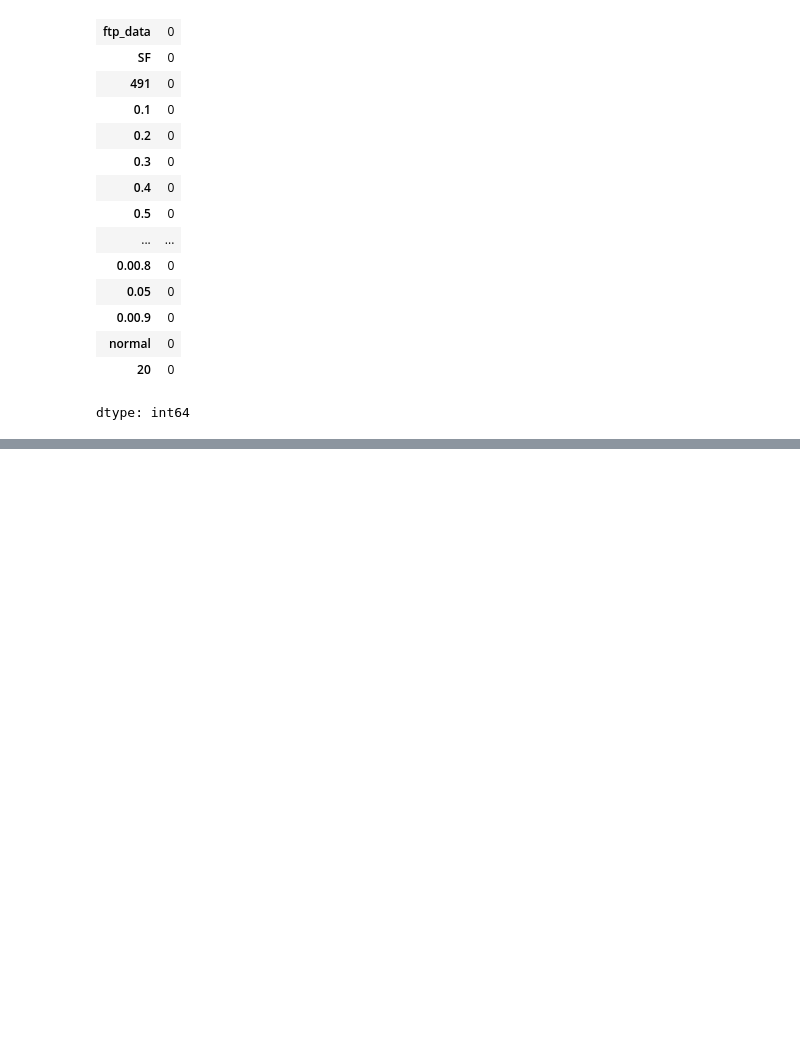
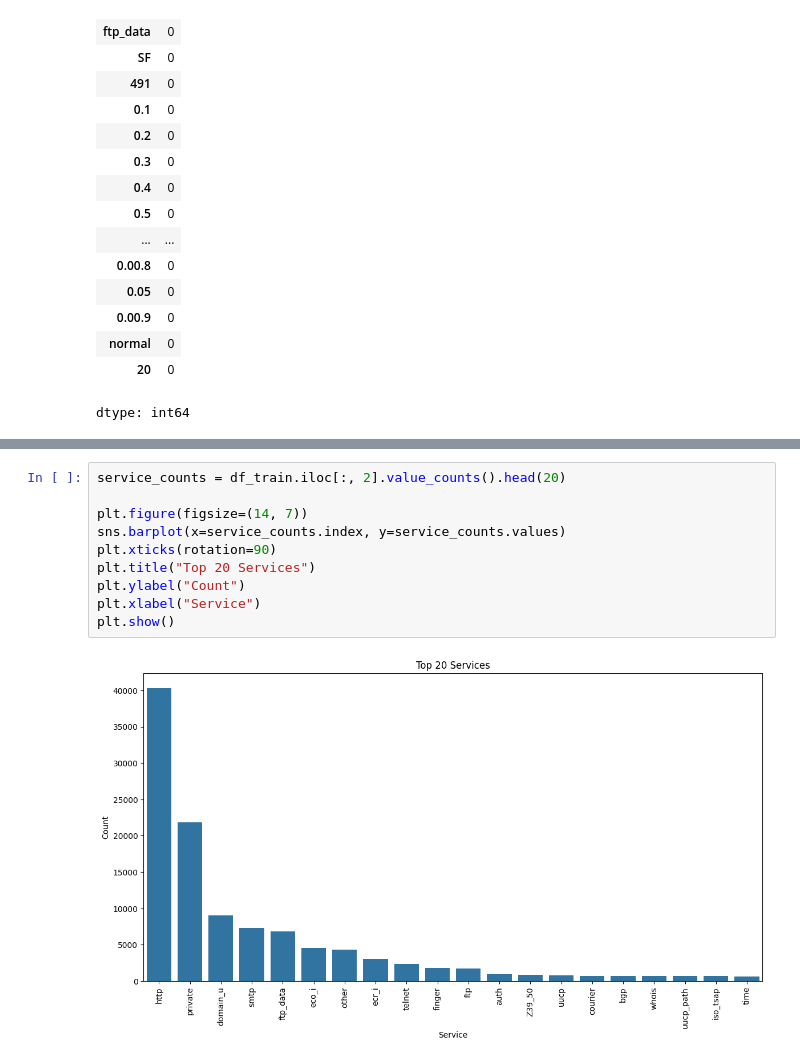
Before and after one commit to springboardmentor2507-alt/AI-Powered-NIDS, a Jupyter notebook: Samyak_task_SENTINEL_NET_AI.ipynb, the cells around one changed output, grey strips where cells are left out. Saved outputs shown, nothing was run; the diff lists cells and outputs as text; blank space fills up the shorter version.

```diff
--- a/Samyak_task_SENTINEL_NET_AI.ipynb
+++ b/Samyak_task_SENTINEL_NET_AI.ipynb
@@ -150,0 +332,12 @@ plt.show()
+# %%
+service_counts = df_train.iloc[:, 2].value_counts().head(20)
+
+plt.figure(figsize=(14, 7))
+sns.barplot(x=service_counts.index, y=service_counts.values)
+plt.xticks(rotation=90)
+plt.title("Top 20 Services")
+plt.ylabel("Count")
+plt.xlabel("Service")
+plt.show()
+# %% [output]
+[figure, added]
```
Also changed, not shown: parts of 55 cells of this notebook.
